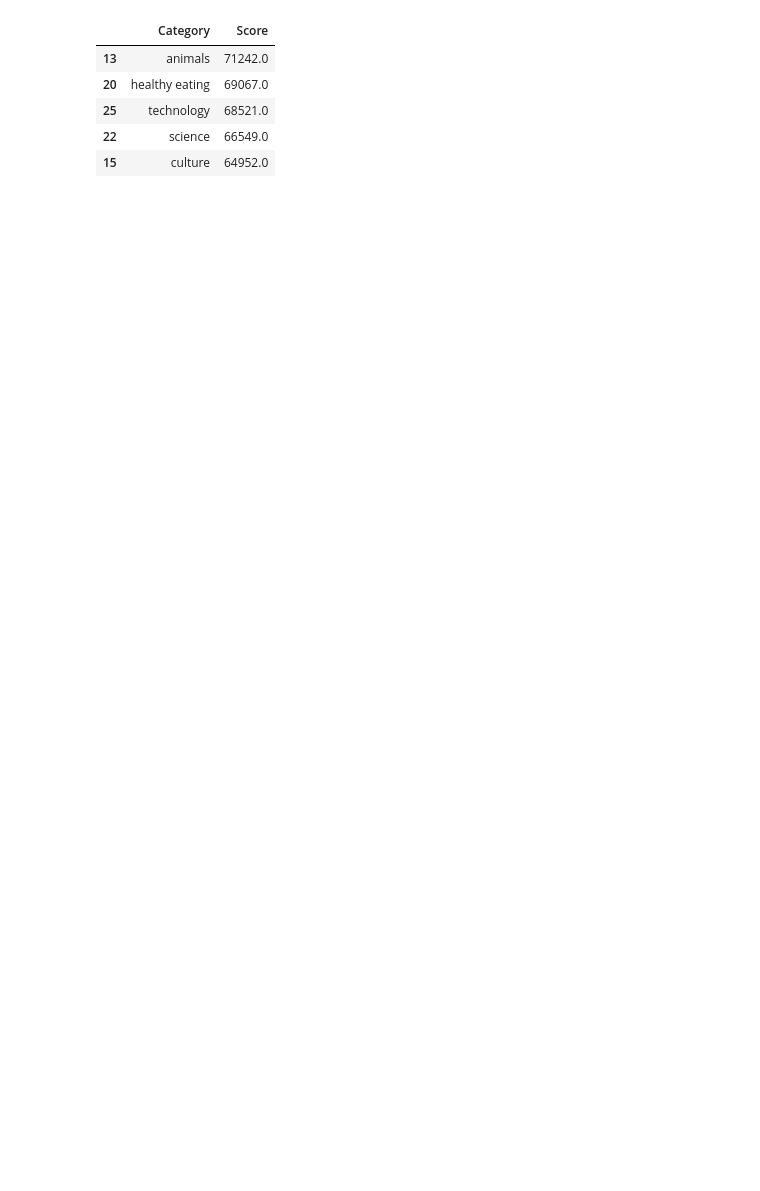
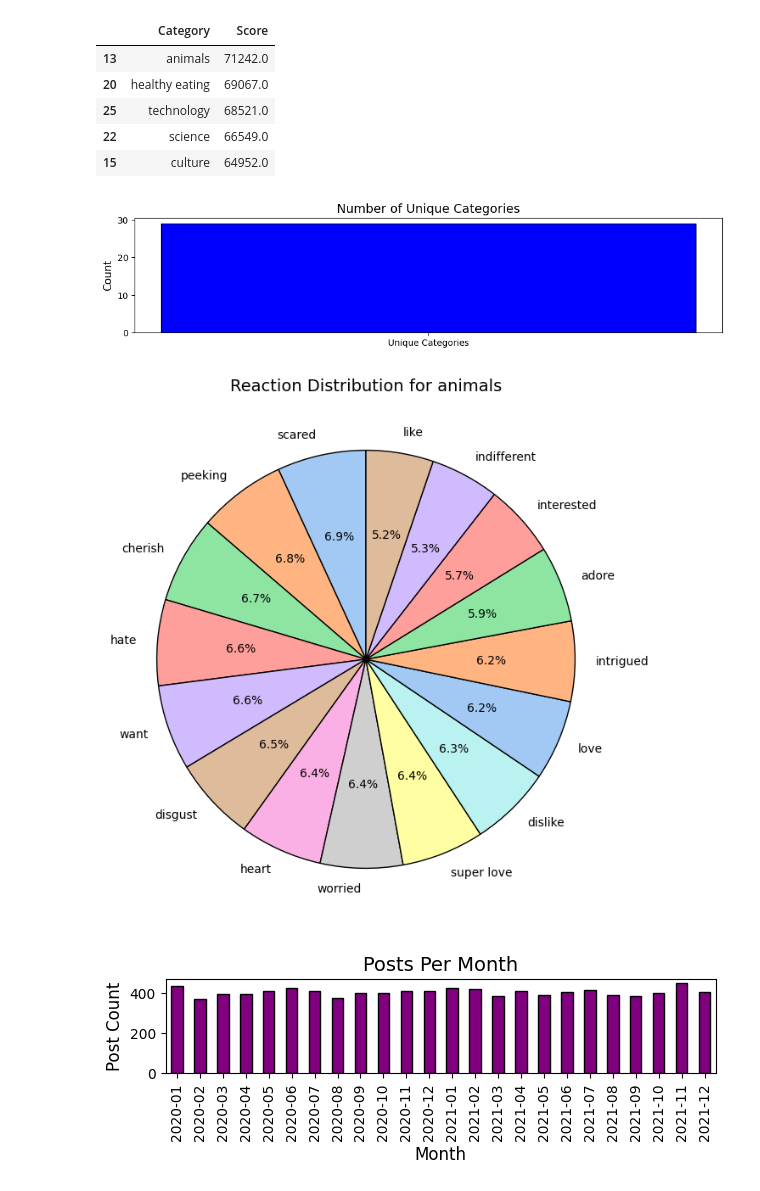
Before and after one commit to tanushkapatil/Accenture, a Jupyter notebook: buzz.ipynb, the cells around one changed output. Drawn from its saved outputs; the diff is of its cells as text; code cells hidden in the pictures; blank space fills up the shorter version.

```diff
--- a/buzz.ipynb
+++ b/buzz.ipynb
@@ -71,3 +71,56 @@ top_categories
 | 25 | technology | 68521.0 |
 | 22 | science | 66549.0 |
 | 15 | culture | 64952.0 |
+# %%
+import matplotlib.pyplot as plt
+
+# 1. Number of Unique Categories
+unique_categories = final_df_cleaned['Category'].nunique()
+
+plt.figure(figsize=(12, 8))
+
+# 1. Bar chart for unique categories
+plt.subplot(3, 1, 1)
+plt.bar(['Unique Categories'], [unique_categories], color='blue', edgecolor='black')
+plt.title('Number of Unique Categories', fontsize=14)
+plt.ylabel('Count', fontsize=12)
+
+# 2. Reactions in the Most Popular Category
+# Identify the most popular category
+most_popular_category = top_categories.iloc[0]['Category']
+
+# Filter data for the most popular category
+popular_category_data = final_df_cleaned[final_df_cleaned['Category'] == most_popular_category]
+
+# Group by Reaction Type and count reactions
+reaction_counts = popular_category_data['Reaction Type'].value_counts()
+
+# Plot a pie chart
+plt.figure(figsize=(8, 8))
+reaction_counts.plot.pie(
+    autopct='%1.1f%%',
+    startangle=90,
+    colors=sns.color_palette('pastel'),
+    wedgeprops={'edgecolor': 'black'}
+)
+plt.title(f'Reaction Distribution for {most_popular_category}', fontsize=14)
+plt.ylabel('')  # Remove y-axis label
+plt.show()
+
+
+# 3. Month with the Most Posts
+final_df_cleaned['Month'] = final_df_cleaned['Datetime'].dt.to_period('M')
+month_counts = final_df_cleaned['Month'].value_counts().sort_index()
+
+plt.subplot(3, 1, 3)
+month_counts.plot(kind='bar', color='purple', edgecolor='black')
+plt.title('Posts Per Month', fontsize=14)
+plt.xlabel('Month', fontsize=12)
+plt.ylabel('Post Count', fontsize=12)
+
+plt.tight_layout()
+plt.show()
+# %% [output]
+[figure, added]
+[figure, added]
+[figure, added]
```
Also changed, not shown: parts of 1 cell of this notebook.
